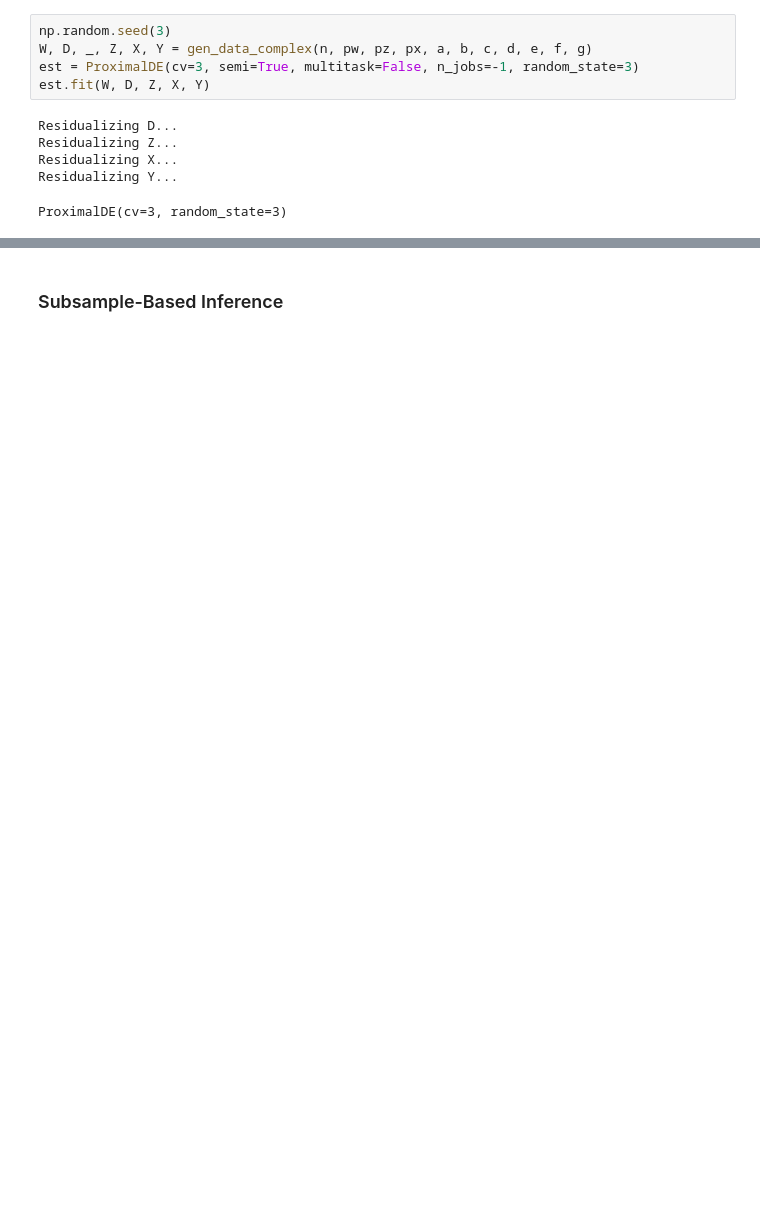
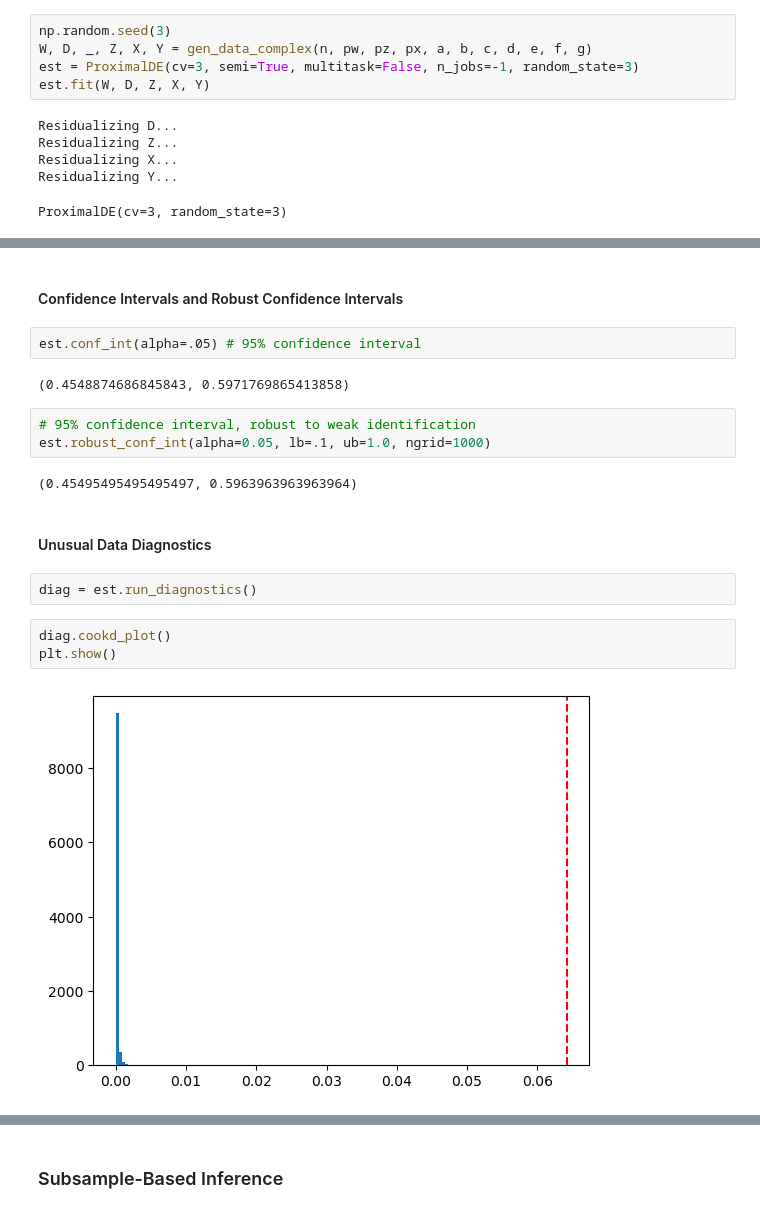
Before and after one commit to syrgkanislab/hidden_mediators, a Jupyter notebook: SyntheticExperiments.ipynb, the cells around one changed output, grey strips where cells are left out. Cells and saved outputs as stored; diff of their text form; blank space fills up the shorter version.

```diff
--- a/SyntheticExperiments.ipynb
+++ b/SyntheticExperiments.ipynb
@@ -65,0 +86,20 @@ Parameter Summary
+# %% [markdown]
+#### Confidence Intervals and Robust Confidence Intervals
+# %%
+est.conf_int(alpha=.05) # 95% confidence interval
+# %% [output]
+(0.4548874686845843, 0.5971769865413858)
+# %%
+# 95% confidence interval, robust to weak identification
+est.robust_conf_int(alpha=0.05, lb=.1, ub=1.0, ngrid=1000)
+# %% [output]
+(0.45495495495495497, 0.5963963963963964)
+# %% [markdown]
+#### Unusual Data Diagnostics
+# %%
+diag = est.run_diagnostics()
+# %%
+diag.cookd_plot()
+plt.show()
+# %% [output]
+[figure, added]
```
Also changed, not shown: parts of 26 cells of this notebook, 6 other files.
